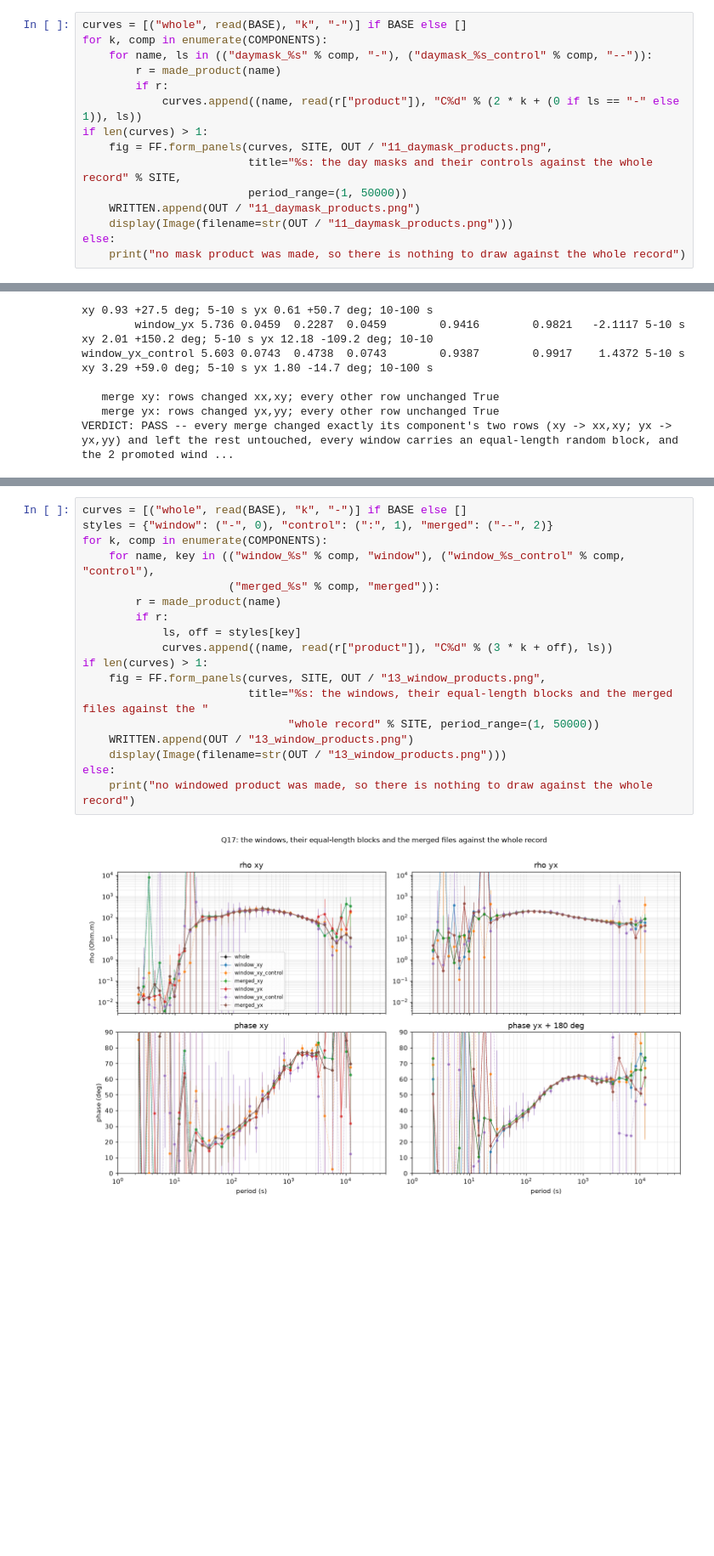
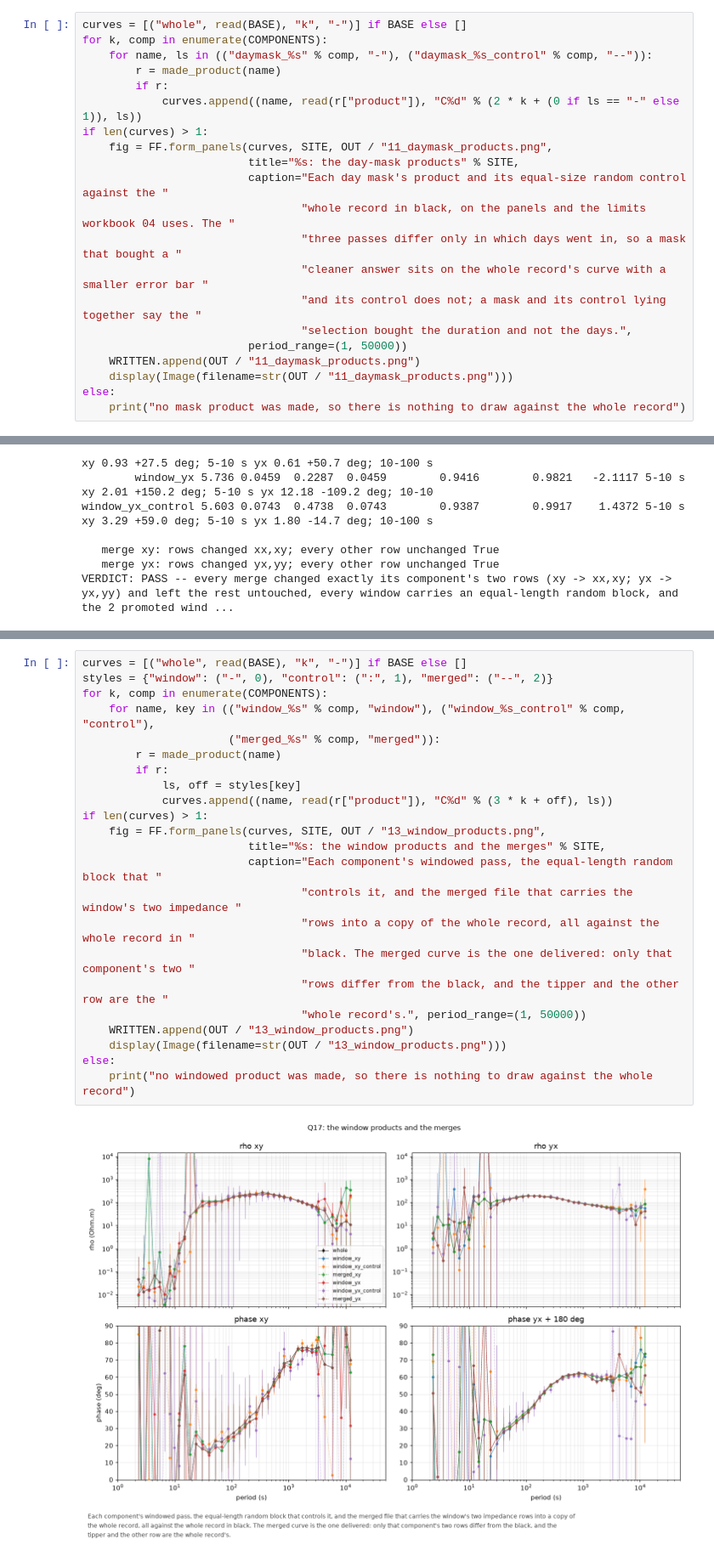
Before and after one commit to bvkay/AusLAMP-Processing-2026, a Jupyter notebook: workbooks/examples/queensland_phase3/05_site.ipynb, the cells around one changed output, grey strips where cells are left out. Shown at 85% size. Cells and saved outputs as stored; diff of their text form; blank space fills up the shorter version.

```diff
--- a/workbooks/examples/queensland_phase3/05_site.ipynb
+++ b/workbooks/examples/queensland_phase3/05_site.ipynb
@@ -692,7 +689,13 @@ for k, comp in enumerate(COMPONENTS):
             curves.append((name, read(r["product"]), "C%d" % (2 * k + (0 if ls == "-" else 1)), ls))
 if len(curves) > 1:
     fig = FF.form_panels(curves, SITE, OUT / "11_daymask_products.png",
-                         title="%s: the day masks and their controls against the whole record" % SITE,
+                         title="%s: the day-mask products" % SITE,
+                         caption="Each day mask's product and its equal-size random control against the "
+                                 "whole record in black, on the panels and the limits workbook 04 uses. The "
+                                 "three passes differ only in which days went in, so a mask that bought a "
+                                 "cleaner answer sits on the whole record's curve with a smaller error bar "
+                                 "and its control does not; a mask and its control lying together say the "
+                                 "selection bought the duration and not the days.",
                          period_range=(1, 50000))
     WRITTEN.append(OUT / "11_daymask_products.png")
     display(Image(filename=str(OUT / "11_daymask_products.png")))
@@ -895,23 +903,28 @@ the check above scores.
 # %%
 curves = [("whole", read(BASE), "k", "-")] if BASE else []
 styles = {"window": ("-", 0), "control": (":", 1), "merged": ("--", 2)}
 for k, comp in enumerate(COMPONENTS):
     for name, key in (("window_%s" % comp, "window"), ("window_%s_control" % comp, "control"),
                       ("merged_%s" % comp, "merged")):
         r = made_product(name)
         if r:
             ls, off = styles[key]
             curves.append((name, read(r["product"]), "C%d" % (3 * k + off), ls))
 if len(curves) > 1:
     fig = FF.form_panels(curves, SITE, OUT / "13_window_products.png",
-                         title="%s: the windows, their equal-length blocks and the merged files against the "
-                               "whole record" % SITE, period_range=(1, 50000))
+                         title="%s: the window products and the merges" % SITE,
+                         caption="Each component's windowed pass, the equal-length random block that "
+                                 "controls it, and the merged file that carries the window's two impedance "
+                                 "rows into a copy of the whole record, all against the whole record in "
+                                 "black. The merged curve is the one delivered: only that component's two "
+                                 "rows differ from the black, and the tipper and the other row are the "
+                                 "whole record's.", period_range=(1, 50000))
     WRITTEN.append(OUT / "13_window_products.png")
     display(Image(filename=str(OUT / "13_window_products.png")))
 else:
     print("no windowed product was made, so there is nothing to draw against the whole record")
 # %% [output]
-[figure, old version]
+[figure, new version]
 # %% [markdown]
 ## 5. Best hours
 
```
Also changed, not shown: parts of 44 cells of this notebook, 11 other files.
